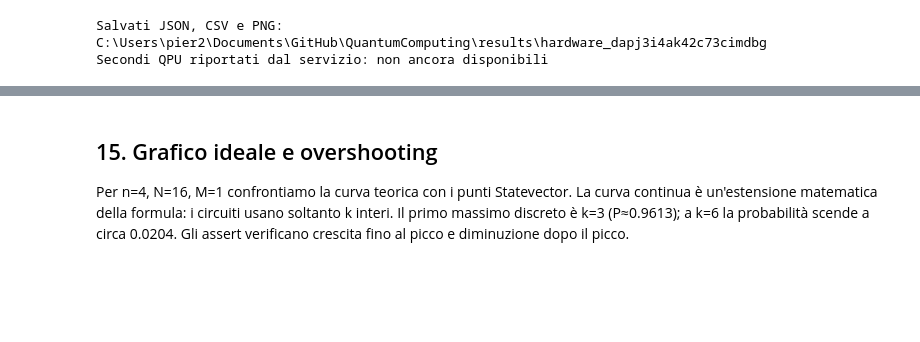
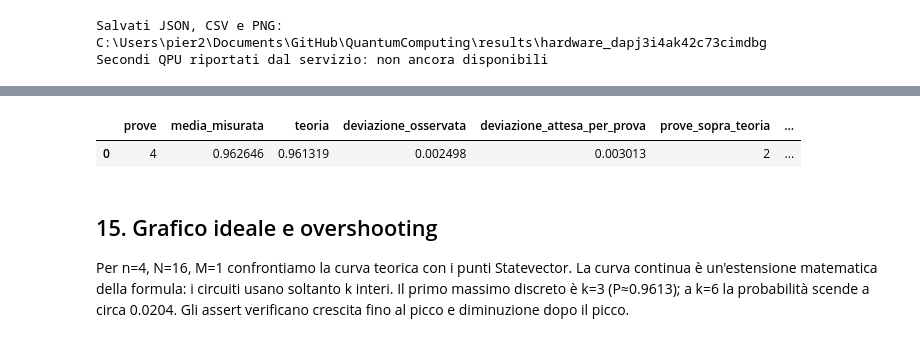
Before and after one commit to Pier2690/QuantumComputing, a Jupyter notebook: Grover.ipynb, the cells around one changed output, grey strips where cells are left out. Cells and saved outputs as stored; diff of their text form; code cells hidden in the pictures; blank space fills up the shorter version.

```diff
--- a/Grover.ipynb
+++ b/Grover.ipynb
@@ -1429,3 +1541,18 @@ CSV verificato: grover_multiple_solutions.csv, 36 righe
+# %%
+replicas = analysis_df[analysis_df.source == "ideal_repeats"]
+replica_summary = pd.DataFrame([{
+    "prove": len(replicas), "media_misurata": replicas.frequency.mean(),
+    "teoria": replicas.theory.iloc[0],
+    "deviazione_osservata": replicas.frequency.std(ddof=1),
+    "deviazione_attesa_per_prova": np.sqrt(replicas.theory.iloc[0] * (1 - replicas.theory.iloc[0]) / replicas.shots.iloc[0]),
+    "prove_sopra_teoria": int((replicas.frequency > replicas.theory).sum()),
+    "prove_sotto_teoria": int((replicas.frequency < replicas.theory).sum()),
+}])
+display(replica_summary.round(6))
+replica_summary.to_csv(results_directory / "grover_ideal_repetitions_summary.csv", index=False)
+# %% [output]
+|  | prove | media_misurata | teoria | deviazione_osservata | deviazione_attesa_per_prova | prove_sopra_teoria | ... |
+| 0 | 4 | 0.962646 | 0.961319 | 0.002498 | 0.003013 | 2 | ... |
 # %% [markdown]
 ## 15. Grafico ideale e overshooting
 Per n=4, N=16, M=1 confrontiamo la curva teorica con i punti Statevector.
```
Also changed, not shown: parts of 11 cells of this notebook.
